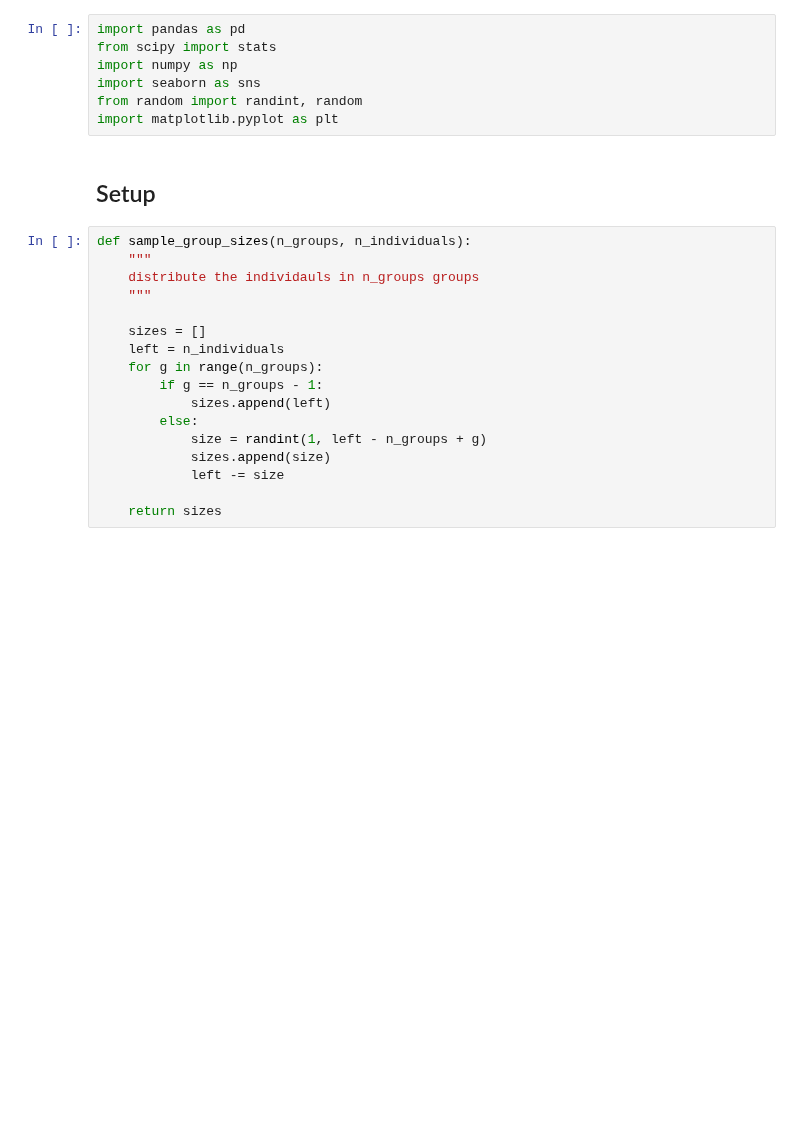
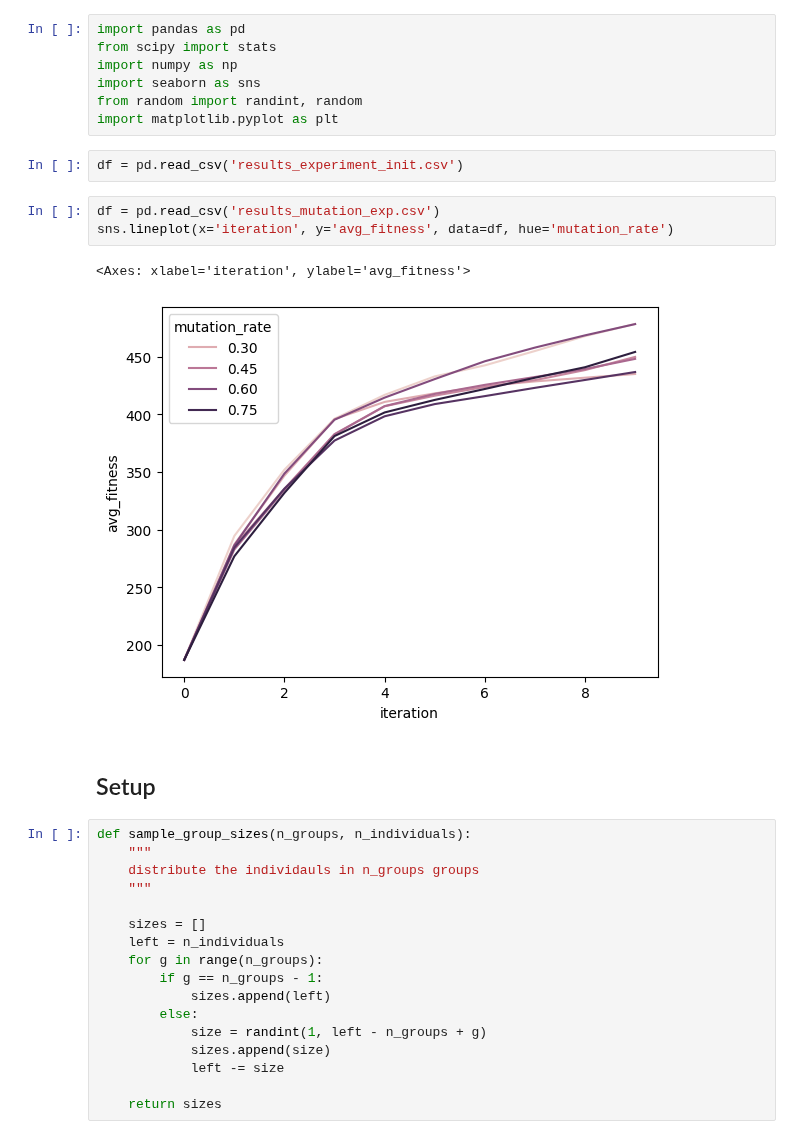
Before and after one commit to LaurinBrechter/RustStuff, a Jupyter notebook: optim-rust/ticket-pricing-genetic/code_pyton_test.ipynb, the cells around one changed output. Drawn from its saved outputs; the diff is of its cells as text; blank space fills up the shorter version.

Commit message:
experiment with initializations

```diff
--- a/optim-rust/ticket-pricing-genetic/code_pyton_test.ipynb
+++ b/optim-rust/ticket-pricing-genetic/code_pyton_test.ipynb
@@ -5,6 +5,14 @@ import numpy as np
 import seaborn as sns
 from random import randint, random
 import matplotlib.pyplot as plt
+# %%
+df = pd.read_csv('results_experiment_init.csv')
+# %%
+df = pd.read_csv('results_mutation_exp.csv')
+sns.lineplot(x='iteration', y='avg_fitness', data=df, hue='mutation_rate')
+# %% [output]
+<Axes: xlabel='iteration', ylabel='avg_fitness'>
+[figure, added]
 # %% [markdown]
 ## Setup
 # %%
```
Also changed, not shown: 1 other file.
